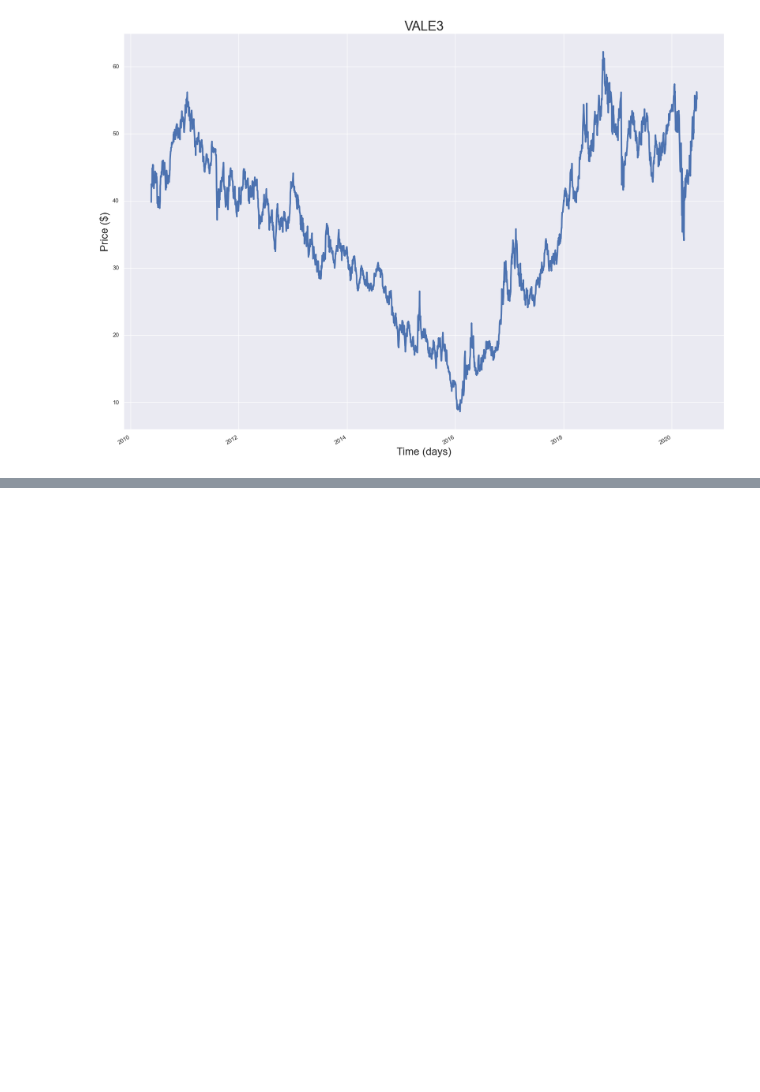
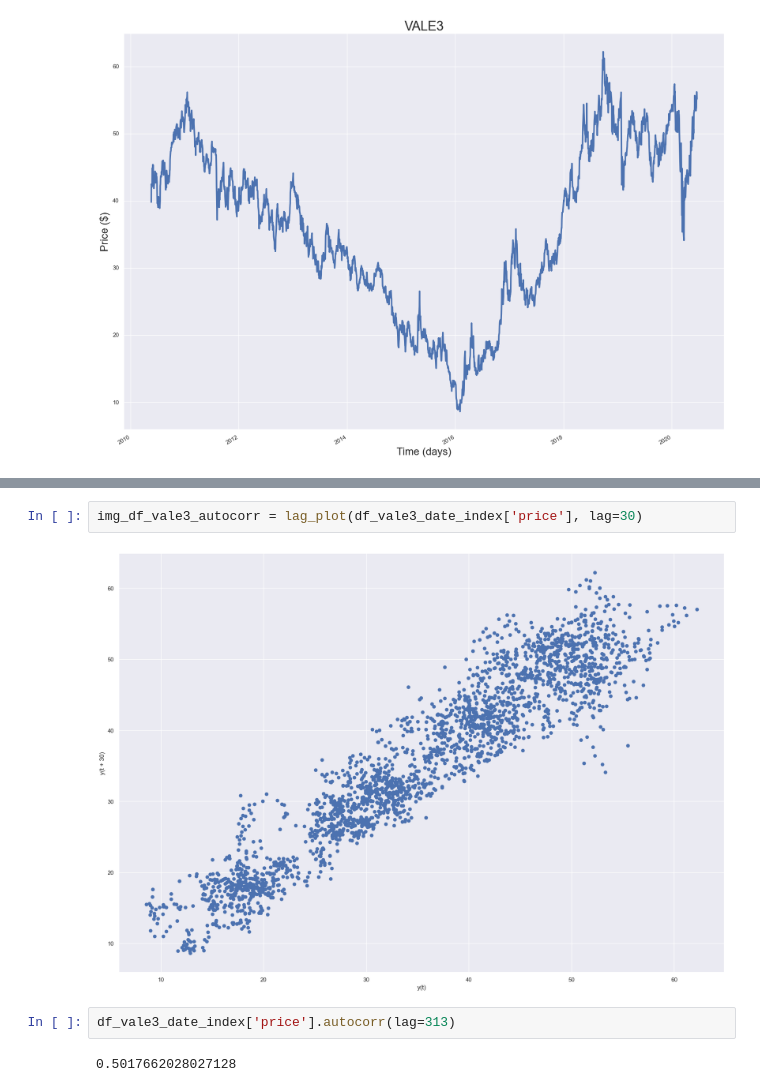
Before and after one commit to shubham8all/Time-Series-Data-Forecasting---StockMarket, a Jupyter notebook: notebooks/Preprocessing and Data Exploration.ipynb, the cells around one changed output, grey strips where cells are left out. Saved outputs shown, nothing was run; the diff lists cells and outputs as text; blank space fills up the shorter version.

```diff
--- a/notebooks/Preprocessing and Data Exploration.ipynb
+++ b/notebooks/Preprocessing and Data Exploration.ipynb
@@ -404,0 +489,8 @@ plt.grid(True)
+# %%
+img_df_vale3_autocorr = lag_plot(df_vale3_date_index['price'], lag=30)
+# %% [output]
+[figure, added]
+# %%
+df_vale3_date_index['price'].autocorr(lag=313)
+# %% [output]
+0.5017662028027128
```
Also changed, not shown: parts of 37 cells of this notebook, 1 other file.
